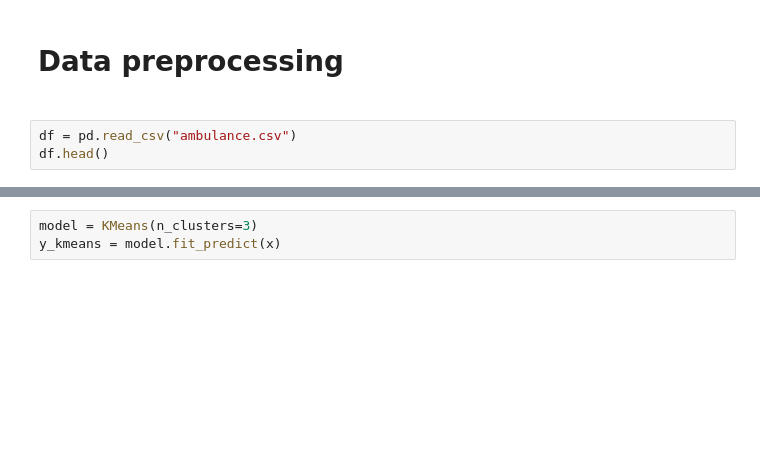
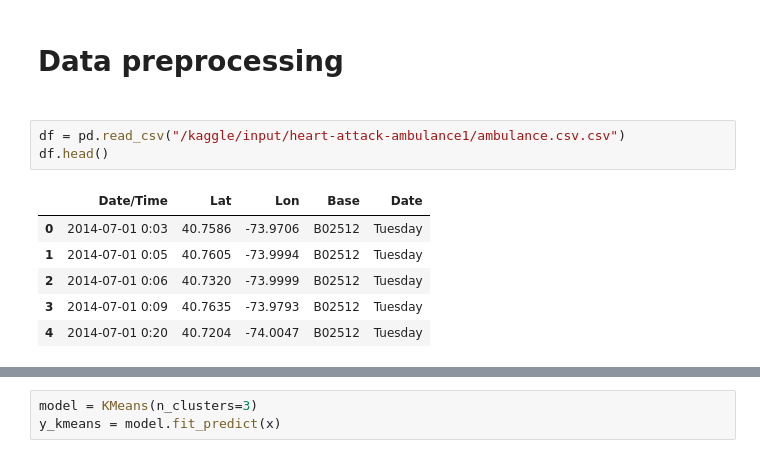
Before and after one commit to MennaElsayed2/Heart_attack_ambulance, a Jupyter notebook: Heart_attack_ambulance.ipynb, the cells around one changed output, grey strips where cells are left out. Drawn from its saved outputs; the diff is of its cells as text; blank space fills up the shorter version.

```diff
--- a/Heart_attack_ambulance.ipynb
+++ b/Heart_attack_ambulance.ipynb
@@ -180,7 +443,14 @@ import seaborn as sns
 # Data preprocessing
 #
 # %%
-df = pd.read_csv("ambulance.csv")
+df = pd.read_csv("/kaggle/input/heart-attack-ambulance1/ambulance.csv.csv")
 df.head()
+# %% [output]
+|  | Date/Time | Lat | Lon | Base | Date |
+| 0 | 2014-07-01 0:03 | 40.7586 | -73.9706 | B02512 | Tuesday |
+| 1 | 2014-07-01 0:05 | 40.7605 | -73.9994 | B02512 | Tuesday |
+| 2 | 2014-07-01 0:06 | 40.7320 | -73.9999 | B02512 | Tuesday |
+| 3 | 2014-07-01 0:09 | 40.7635 | -73.9793 | B02512 | Tuesday |
+| 4 | 2014-07-01 0:20 | 40.7204 | -74.0047 | B02512 | Tuesday |
 # %%
 df.info()
```
Also changed, not shown: parts of 67 cells of this notebook.
